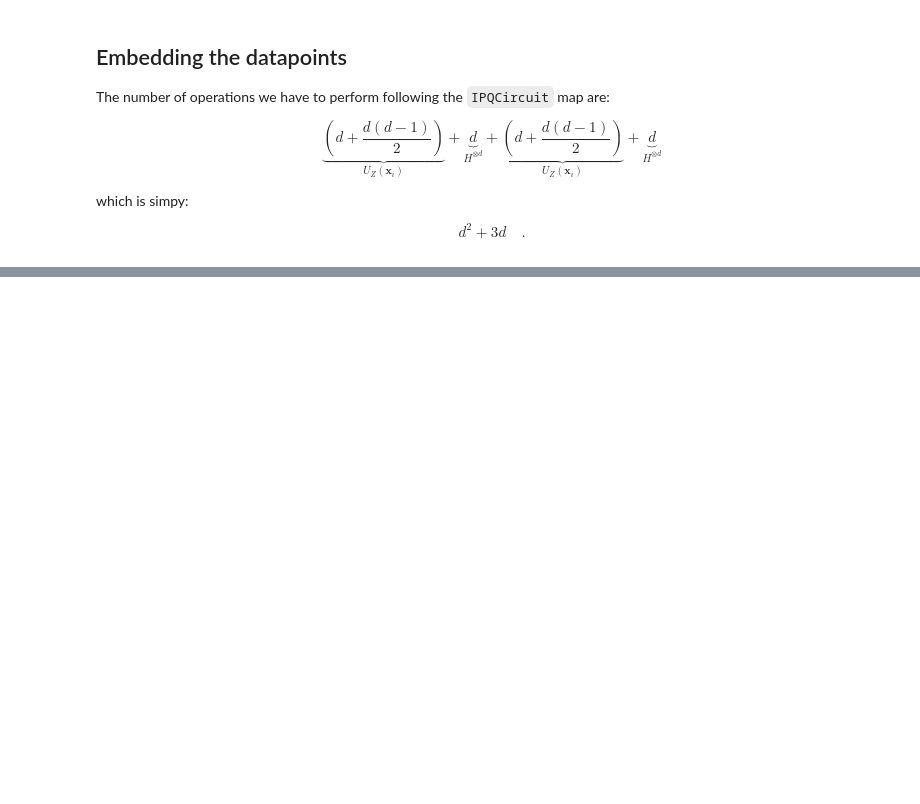
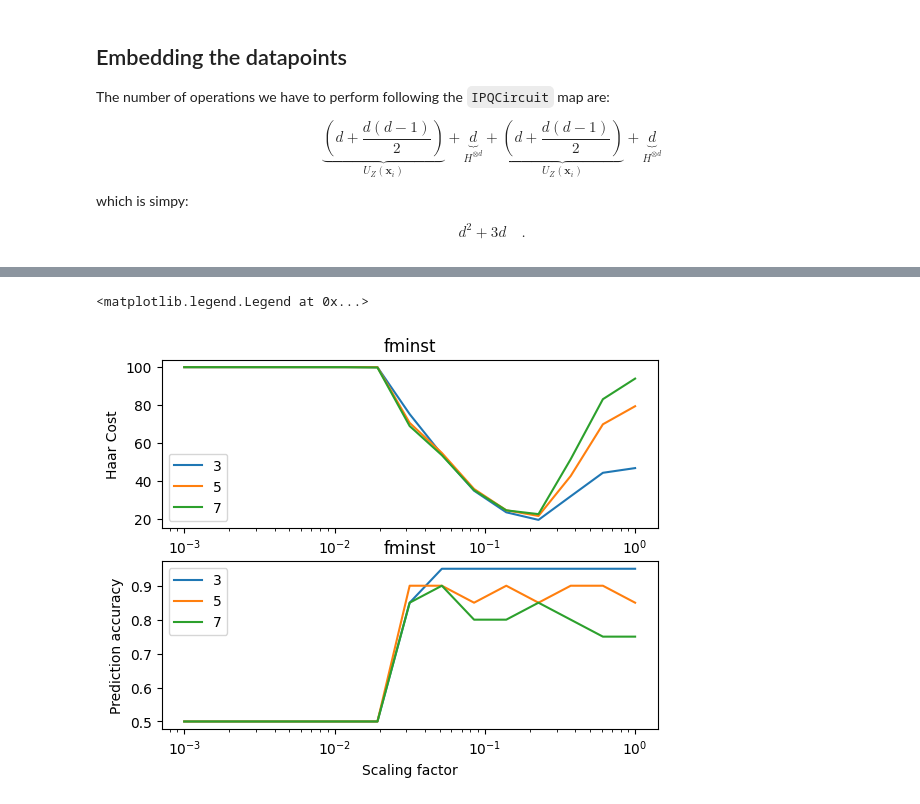
Before and after one commit to CERN-IT-INNOVATION/olqti-summer-school-2024, a Jupyter notebook: quantum_computing_applications_and_use_cases/kernel-bandwidth-in-QML.ipynb, the cells around one changed output, grey strips where cells are left out. Drawn from its saved outputs; the diff is of its cells as text; code cells hidden in the pictures; blank space fills up the shorter version.

```diff
--- a/quantum_computing_applications_and_use_cases/kernel-bandwidth-in-QML.ipynb
+++ b/quantum_computing_applications_and_use_cases/kernel-bandwidth-in-QML.ipynb
@@ -248,14 +288,24 @@ $$ d^2 + 3 d \quad .$$
 # %%
 # modify the datapoints for quask
 
-def quask_features(data):
+def quask_features_iqp(data, bandwidth):
     new_data = []
     for datapoint in data:
         new_datapoint = datapoint
         for i in range(len(datapoint)-1):
             for j in range(i+1, len(datapoint)):
-                new_datapoint = np.append(new_datapoint, datapoint[i]*datapoint[j])
+                new_datapoint = np.append(new_datapoint, bandwidth*datapoint[i]*datapoint[j])
         new_datapoint = np.append(new_datapoint, 1)
         new_data.append(new_datapoint)
     new_data = np.array(new_data)
     return new_data
+
+def quask_features_qmb(data):
+    new_data = []
+    for datapoint in data:
+        new_datapoint = datapoint
+        for i in range(len(datapoint)-1):
+            new_datapoint = np.append(new_datapoint, datapoint[i]*datapoint[i+1])
+        new_data.append(new_datapoint)
+    new_data = np.array(new_data)
+    return new_data
@@ -322,5 +493,19 @@ for d in num_qubits:
-# %%
-for cost_he, d in zip(cost_he_qubit, num_qubits):
-    plt.plot(bandwidths, cost_he, label=f"{d}")
-plt.xscale('log')
-plt.legend()
+# %%
+fig, axs = plt.subplots(2,1)
+for cost_he, d in zip(cost_he_qubit, num_qubits):
+    axs[0].plot(bandwidths, cost_he, label=f"{d}")
+axs[0].set_xscale('log')
+axs[0].set_title("fminst")
+axs[0].set_xlabel("Scaling factor")
+axs[0].set_ylabel("Haar Cost")
+axs[0].legend()
+for acc, d in zip(accuracy_qubit, num_qubits):
+    axs[1].plot(bandwidths, acc, label=f"{d}")
+axs[1].set_xscale('log')
+axs[1].set_title("fminst")
+axs[1].set_xlabel("Scaling factor")
+axs[1].set_ylabel("Prediction accuracy")
+axs[1].legend()
+# %% [output]
+<matplotlib.legend.Legend at 0x...>
+[figure, added]
```
Also changed, not shown: parts of 11 cells of this notebook.
